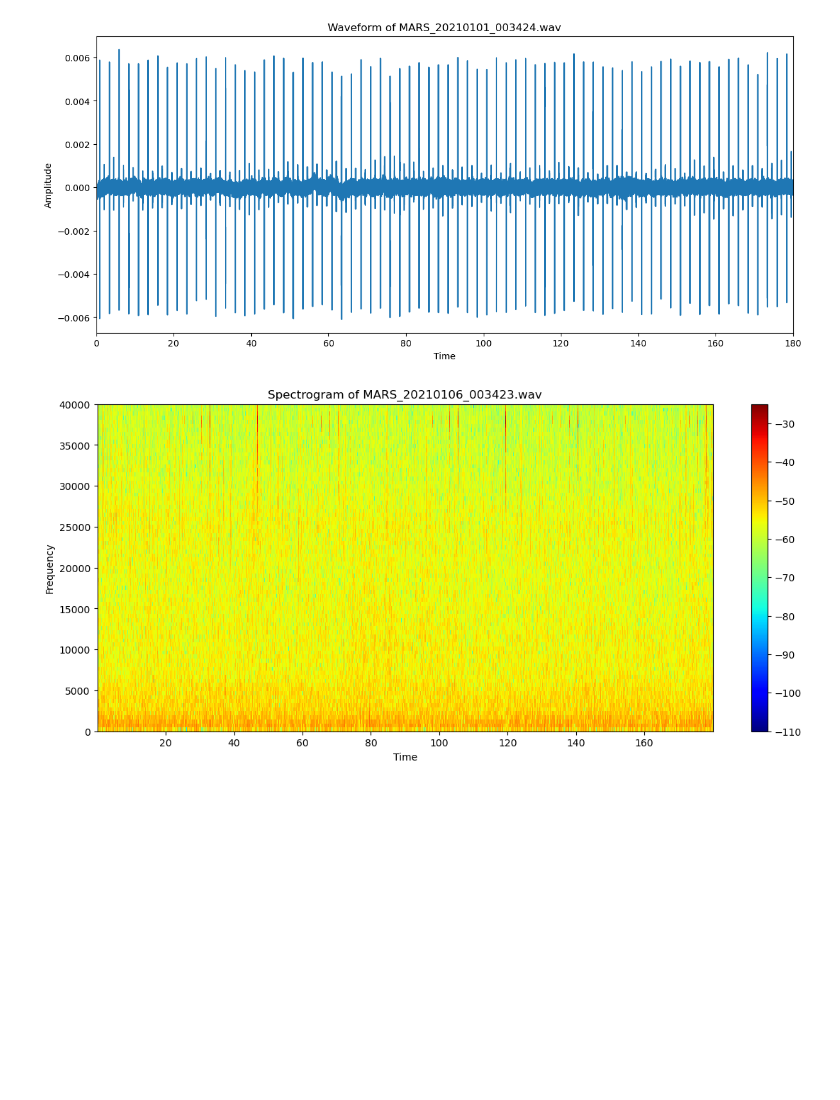
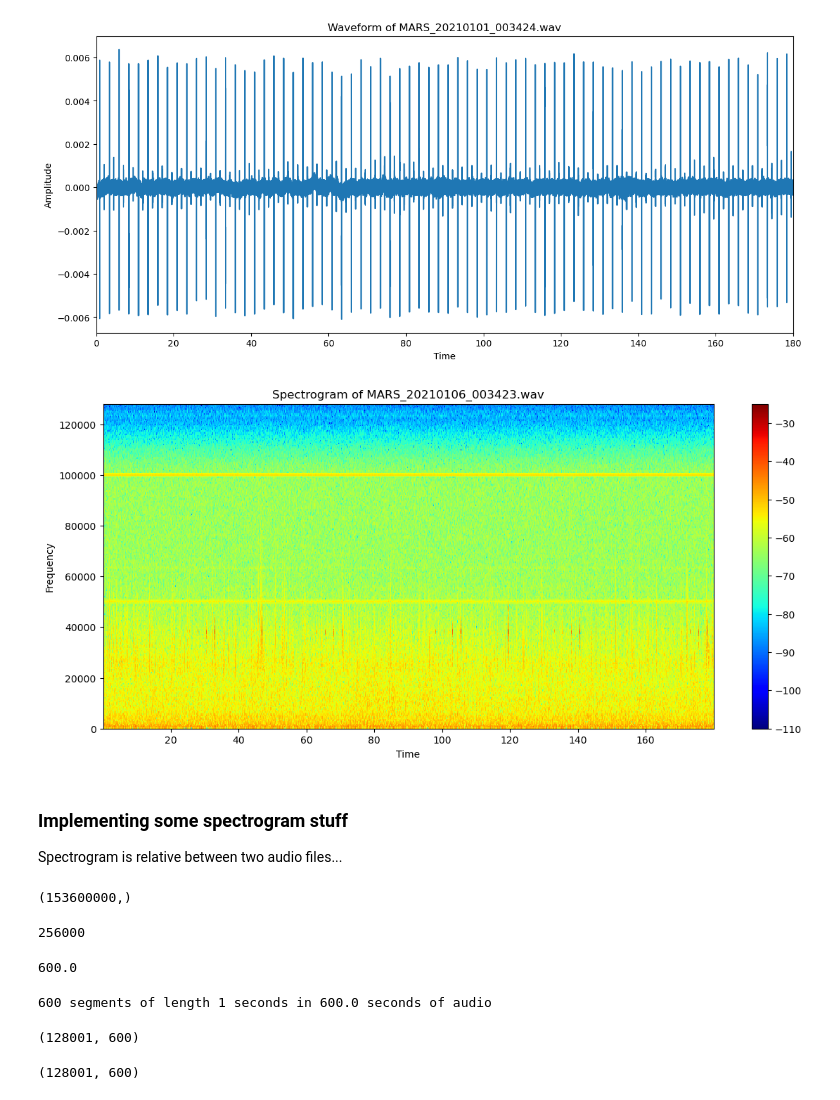
Before and after one commit to oceanhackweek/ohw23-proj-pamproject, a Jupyter notebook: Spectrogram.ipynb, the cells around one changed output. Drawn from its saved outputs; the diff is of its cells as text; code cells hidden in the pictures; blank space fills up the shorter version.

Commit message:
clean up stuff

```diff
--- a/Spectrogram.ipynb
+++ b/Spectrogram.ipynb
@@ -34,9 +48,9 @@ spec = audio_visualization(filename='MARS_20210101_003424.wav', duration_read=18
 # %%
 # constantly overflow memory
 spec = audio_visualization(filename='MARS_20210106_003423.wav', duration_read=180, path='./data/california-pam/',
-                          f_range=[0,40000], vmin=-110, vmax=-25)
+                          vmin=-110, vmax=-25, environment='wat')
 # %% [output]
-[figure, old version]
+[figure, new version]
 # %%
 import os
 import wave
@@ -56,3 +70,7 @@ def get_wav_info(wav_file):
     frame_rate = wav.getframerate()
     wav.close()
     return sound_info, frame_rate
+# %% [markdown]
+### Implementing some spectrogram stuff
+
+Spectrogram is relative between two audio files...
@@ -58,0 +120,24 @@ def get_wav_info(wav_file):
+# %%
+x.shape
+# %% [output]
+(153600000,)
+# %%
+sample_rate
+# %% [output]
+256000
+# %%
+x.shape[0]/sample_rate
+# %% [output]
+600.0
+# %%
+spec, itp_sense = CalibLTSA(x, sample_rate)
+# %% [output]
+600 segments of length 1 seconds in 600.0 seconds of audio
+# %%
+spec.shape
+# %% [output]
+(128001, 600)
+# %%
+itp_sense.shape
+# %% [output]
+(128001, 600)
```
Also changed, not shown: parts of 8 cells of this notebook, 3 other files.
